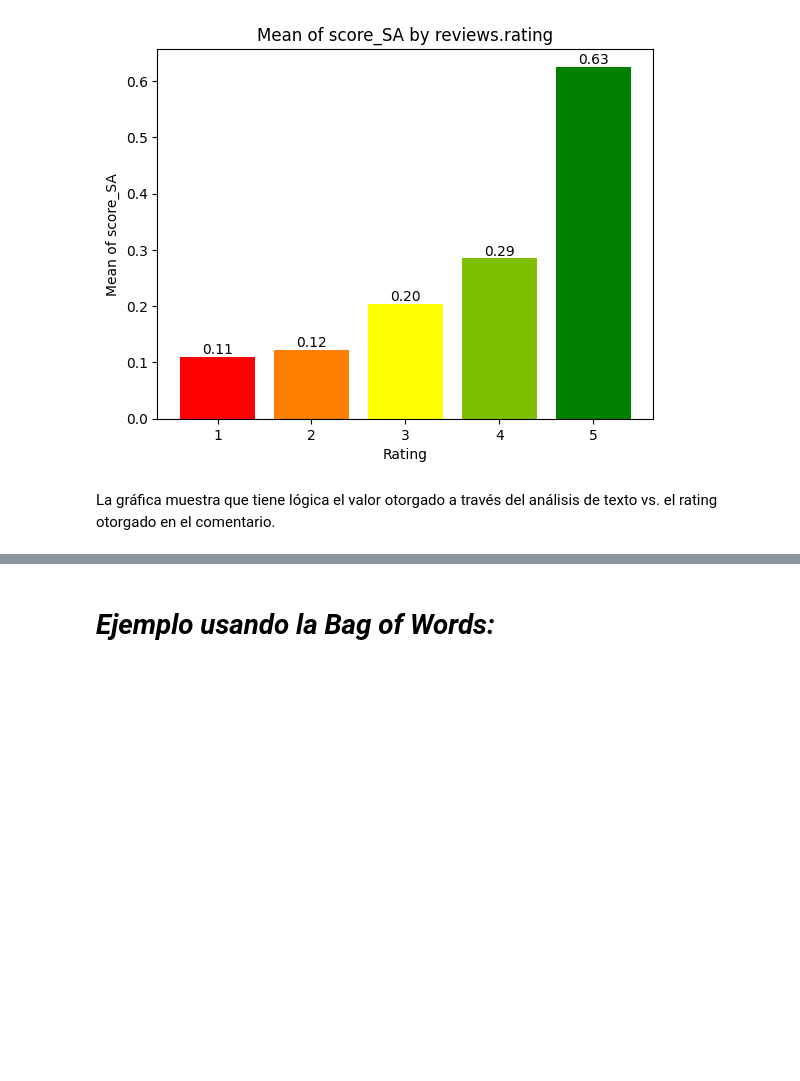
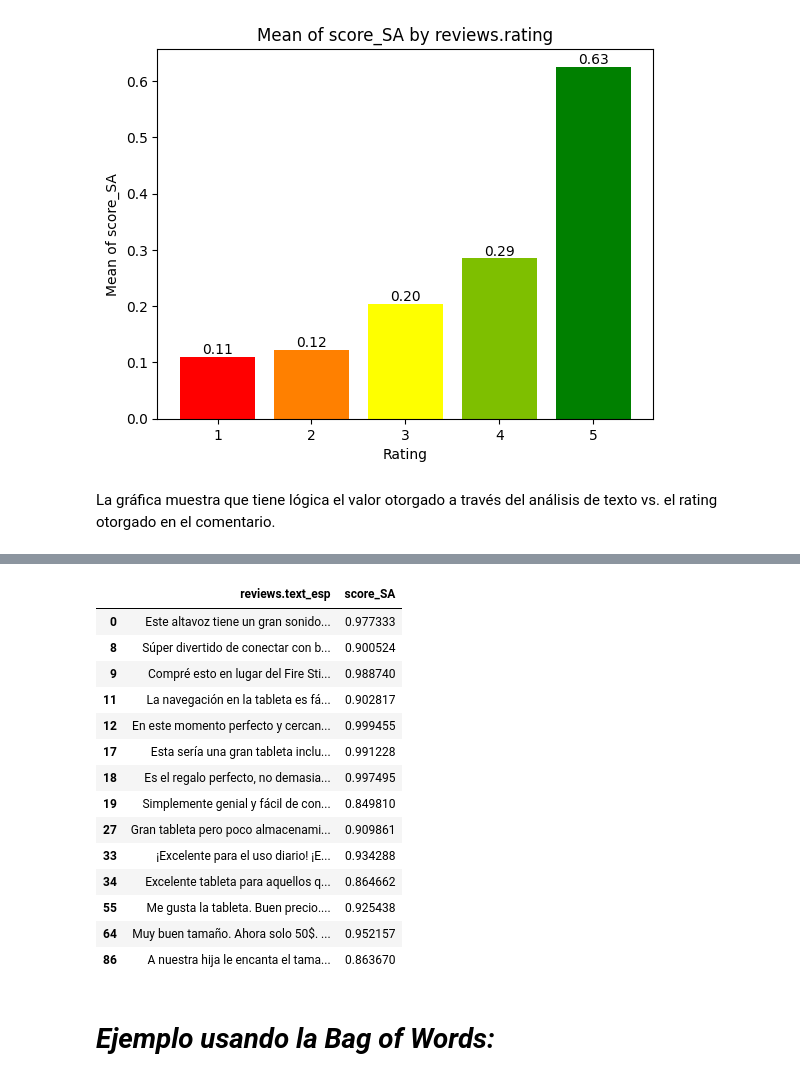
Before and after one commit to crodriguezbay/MLforMkting, a Jupyter notebook: l07_sentiment_analisis_clase_SentimentAnalysis.ipynb, the cells around one changed output, grey strips where cells are left out. Drawn from its saved outputs; the diff is of its cells as text; code cells hidden in the pictures; blank space fills up the shorter version.

```diff
--- a/l07_sentiment_analisis_clase_SentimentAnalysis.ipynb
+++ b/l07_sentiment_analisis_clase_SentimentAnalysis.ipynb
@@ -446,3 +478,21 @@ La gráfica muestra que tiene lógica el valor otorgado a través del análisis
+# %%
+data2[data2['categorySA']=='promotor'][['reviews.text_esp','score_SA']]
+# %% [output]
+|  | reviews.text_esp | score_SA |
+| 0 | Este altavoz tiene un gran sonido... | 0.977333 |
+| 8 | Súper divertido de conectar con b... | 0.900524 |
+| 9 | Compré esto en lugar del Fire Sti... | 0.988740 |
+| 11 | La navegación en la tableta es fá... | 0.902817 |
+| 12 | En este momento perfecto y cercan... | 0.999455 |
+| 17 | Esta sería una gran tableta inclu... | 0.991228 |
+| 18 | Es el regalo perfecto, no demasia... | 0.997495 |
+| 19 | Simplemente genial y fácil de con... | 0.849810 |
+| 27 | Gran tableta pero poco almacenami... | 0.909861 |
+| 33 | ¡Excelente para el uso diario! ¡E... | 0.934288 |
+| 34 | Excelente tableta para aquellos q... | 0.864662 |
+| 55 | Me gusta la tableta. Buen precio.... | 0.925438 |
+| 64 | Muy buen tamaño. Ahora solo 50$. ... | 0.952157 |
+| 86 | A nuestra hija le encanta el tama... | 0.863670 |
 # %% [markdown]
 # *Ejemplo usando la Bag of Words:*
 # %% [markdown]
```
Also changed, not shown: parts of 13 cells of this notebook.
